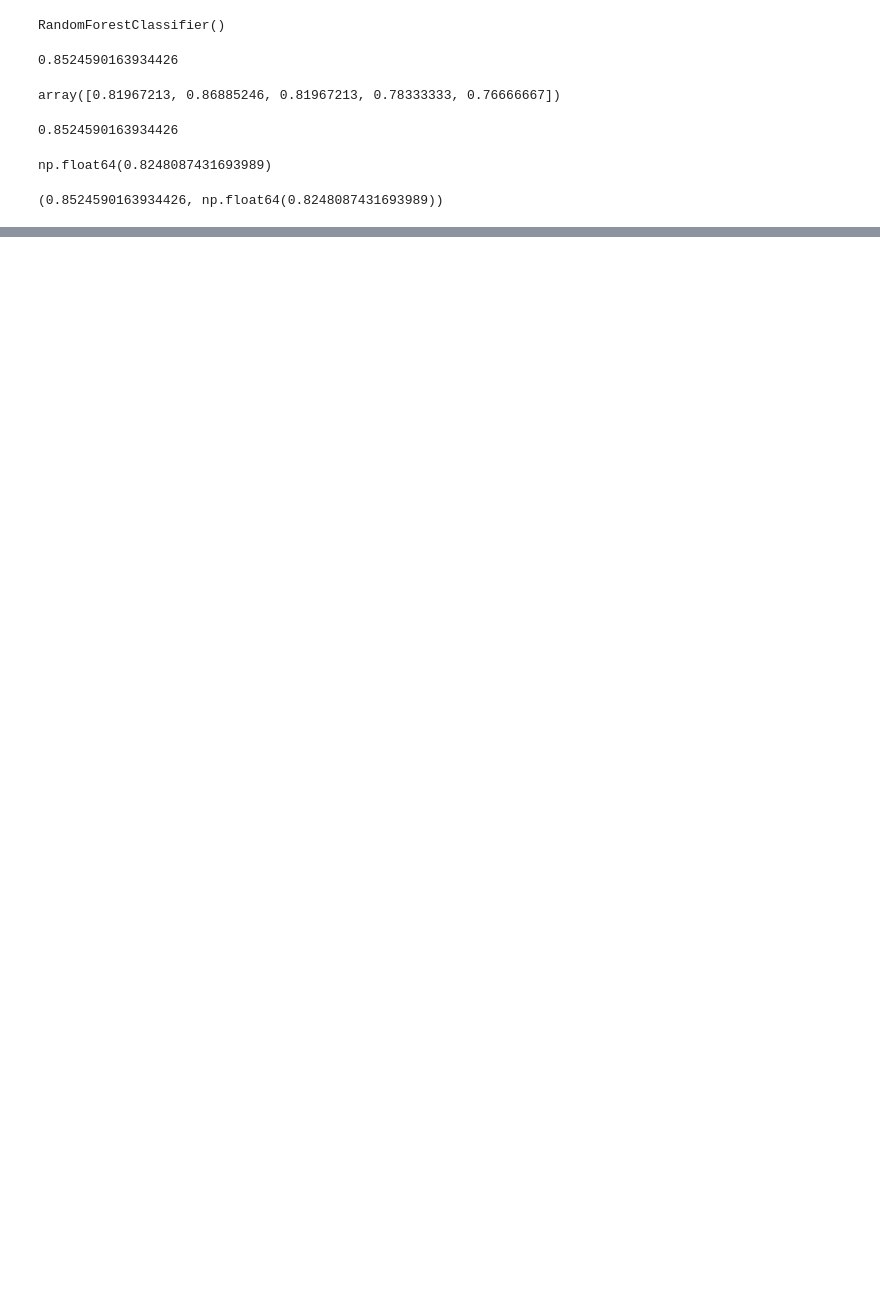
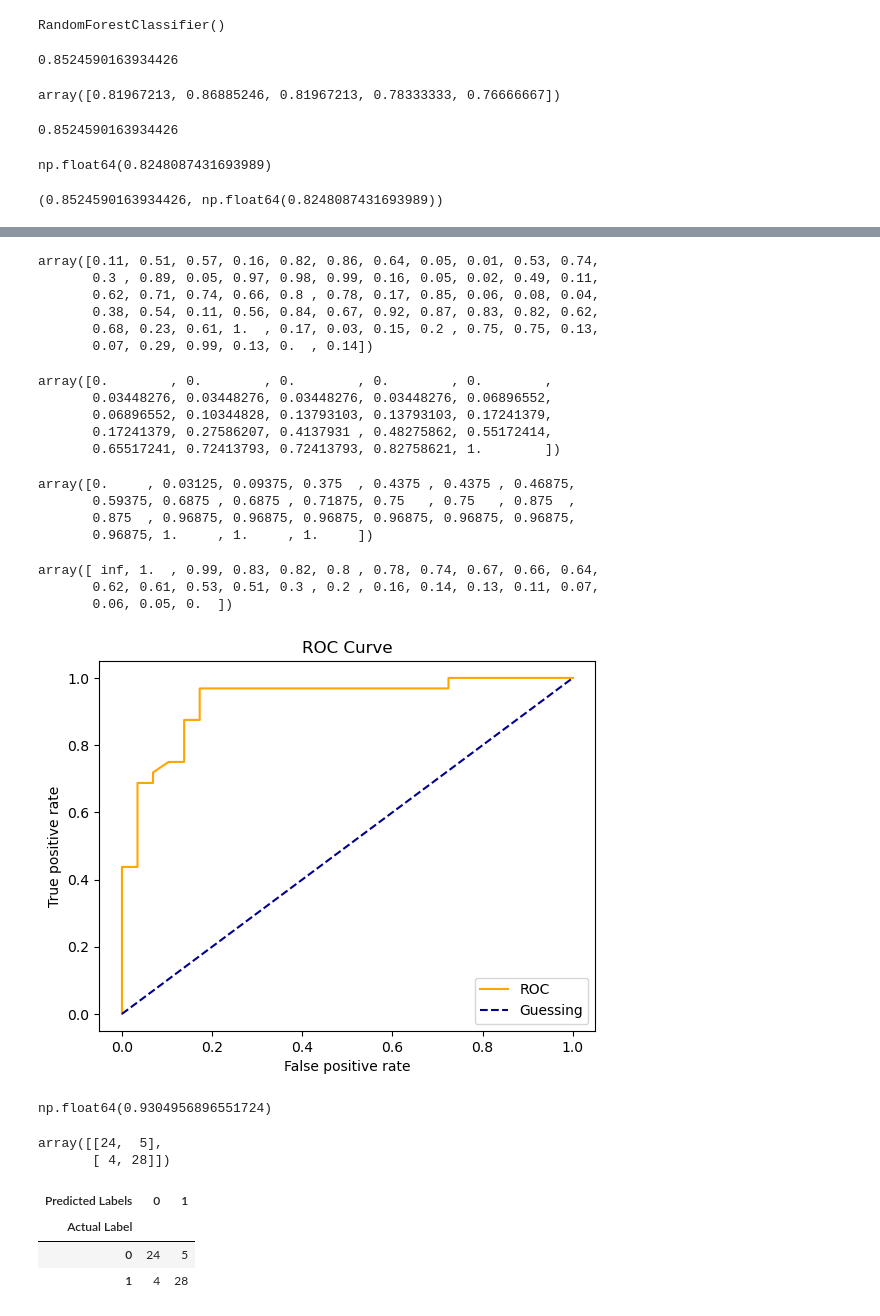
Before and after one commit to HassanKhan123/numpy-pandas-matplotlib, a Jupyter notebook: scikit-learn.ipynb, the cells around one changed output, grey strips where cells are left out. Drawn from its saved outputs; the diff is of its cells as text; code cells hidden in the pictures; blank space fills up the shorter version.

Commit message:
added: plotting confusion matrix

```diff
--- a/scikit-learn.ipynb
+++ b/scikit-learn.ipynb
@@ -660,3 +660,8 @@ np.float64(0.8248087431693989)
 clf_single_score, clf_cross_val_score
 # %% [output]
 (0.8524590163934426, np.float64(0.8248087431693989))
+# %%
+from sklearn.metrics import roc_curve
+
+y_probs = clf.predict_proba(X_test)
+y_probs
@@ -662,0 +686,69 @@ clf_single_score, clf_cross_val_score
+# %%
+y_probs_positive = y_probs[:,1]
+y_probs_positive
+# %% [output]
+array([0.11, 0.51, 0.57, 0.16, 0.82, 0.86, 0.64, 0.05, 0.01, 0.53, 0.74,
+       0.3 , 0.89, 0.05, 0.97, 0.98, 0.99, 0.16, 0.05, 0.02, 0.49, 0.11,
+       0.62, 0.71, 0.74, 0.66, 0.8 , 0.78, 0.17, 0.85, 0.06, 0.08, 0.04,
+       0.38, 0.54, 0.11, 0.56, 0.84, 0.67, 0.92, 0.87, 0.83, 0.82, 0.62,
+       0.68, 0.23, 0.61, 1.  , 0.17, 0.03, 0.15, 0.2 , 0.75, 0.75, 0.13,
+       0.07, 0.29, 0.99, 0.13, 0.  , 0.14])
+# %%
+fpr, tpr, thresholds = roc_curve(y_test, y_probs_positive)
+fpr
+# %% [output]
+array([0.        , 0.        , 0.        , 0.        , 0.        ,
+       0.03448276, 0.03448276, 0.03448276, 0.03448276, 0.06896552,
+       0.06896552, 0.10344828, 0.13793103, 0.13793103, 0.17241379,
+       0.17241379, 0.27586207, 0.4137931 , 0.48275862, 0.55172414,
+       0.65517241, 0.72413793, 0.72413793, 0.82758621, 1.        ])
+# %%
+tpr
+# %% [output]
+array([0.     , 0.03125, 0.09375, 0.375  , 0.4375 , 0.4375 , 0.46875,
+       0.59375, 0.6875 , 0.6875 , 0.71875, 0.75   , 0.75   , 0.875  ,
+       0.875  , 0.96875, 0.96875, 0.96875, 0.96875, 0.96875, 0.96875,
+       0.96875, 1.     , 1.     , 1.     ])
+# %%
+thresholds
+# %% [output]
+array([ inf, 1.  , 0.99, 0.83, 0.82, 0.8 , 0.78, 0.74, 0.67, 0.66, 0.64,
+       0.62, 0.61, 0.53, 0.51, 0.3 , 0.2 , 0.16, 0.14, 0.13, 0.11, 0.07,
+       0.06, 0.05, 0.  ])
+# %%
+import matplotlib.pyplot as plt
+
+def plot_roc_curve(fpr,tpr):
+    plt.plot(fpr,tpr,color="orange",label="ROC")
+    plt.plot([0,1],[0,1],color="darkblue",linestyle="--",label="Guessing")
+
+    plt.xlabel("False positive rate")
+    plt.ylabel("True positive rate")
+    plt.title("ROC Curve")
+    plt.legend()
+    plt.show()
+
+plot_roc_curve(fpr,tpr)
+# %% [output]
+[figure, added]
+# %%
+from sklearn.metrics import roc_auc_score
+
+roc_auc_score(y_test, y_probs_positive)
+# %% [output]
+np.float64(0.9304956896551724)
+# %%
+from sklearn.metrics import confusion_matrix
+
+y_preds = clf.predict(X_test)
+confusion_matrix(y_test,y_preds)
+# %% [output]
+array([[24,  5],
+       [ 4, 28]])
+# %%
+pd.crosstab(y_test, y_preds, rownames=["Actual Label"], colnames=["Predicted Labels"])
+# %% [output]
+| Predicted Labels | 0 | 1 |
+| Actual Label |  |  |
+| 0 | 24 | 5 |
+| 1 | 4 | 28 |
```
Also changed, not shown: parts of 6 cells of this notebook.
